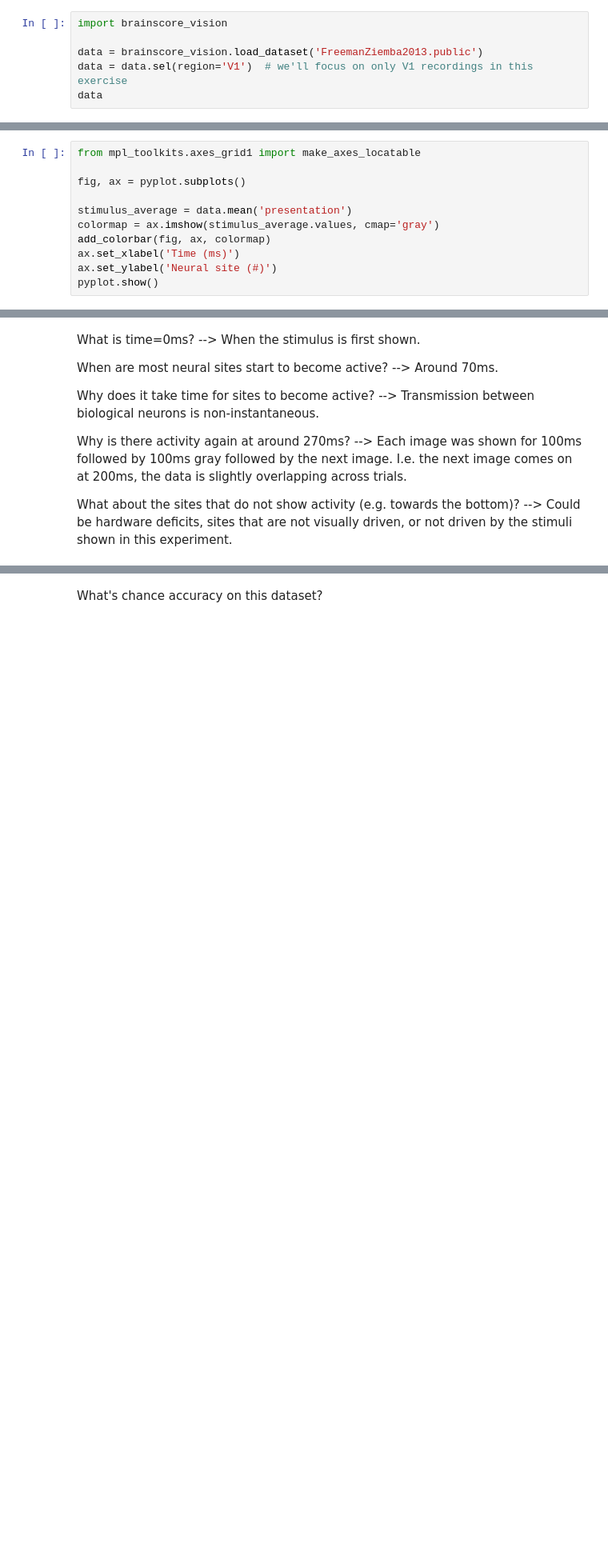
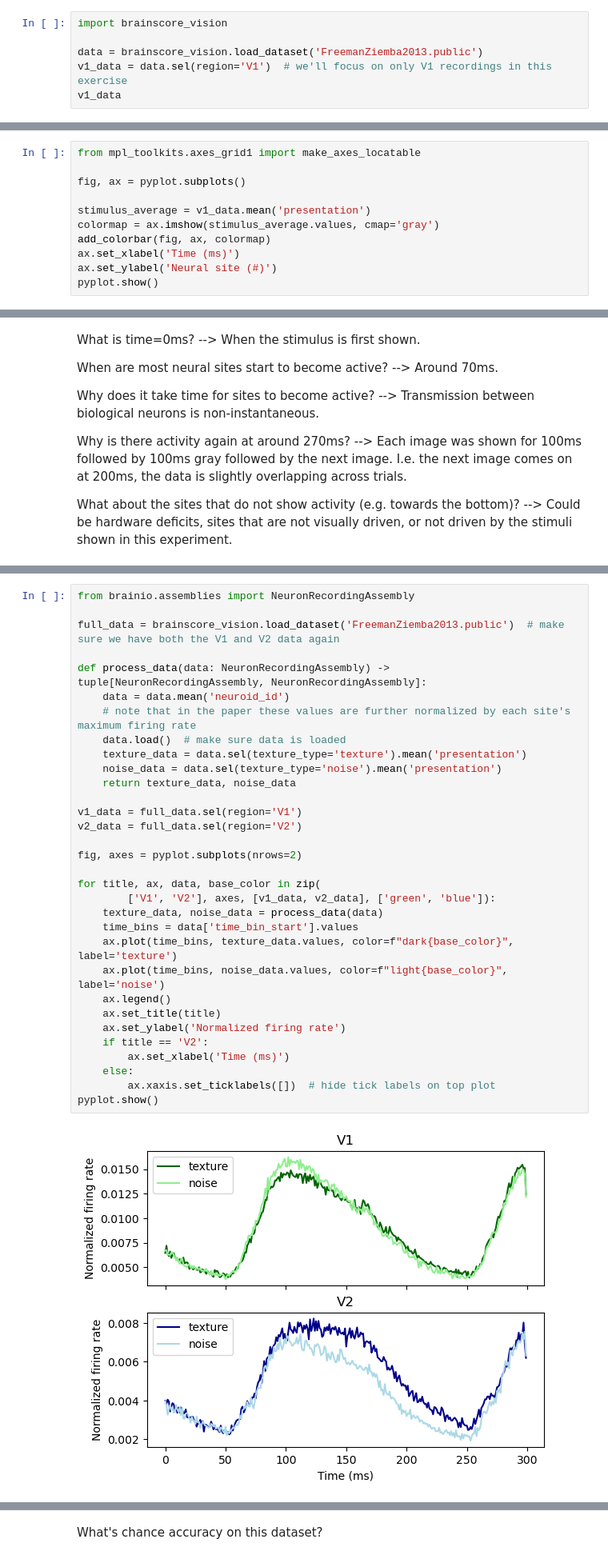
Before and after one commit to epflneuroailab/cajal2025, a Jupyter notebook: week5/exercise5.ipynb, the cells around one changed output, grey strips where cells are left out. Shown at 80% size. Drawn from its saved outputs; the diff is of its cells as text; blank space fills up the shorter version.

Commit message:
reproduce paper figure

```diff
--- a/week5/exercise5.ipynb
+++ b/week5/exercise5.ipynb
@@ -18,8 +18,8 @@ To load the data, make sure you have all dependencies installed (see `requiremen
 import brainscore_vision
 
 data = brainscore_vision.load_dataset('FreemanZiemba2013.public')
-data = data.sel(region='V1')  # we'll focus on only V1 recordings in this exercise
-data
+v1_data = data.sel(region='V1')  # we'll focus on only V1 recordings in this exercise
+v1_data
 # %% [output]
 <xarray.NeuronRecordingAssembly 'movshon.FreemanZiemba2013.public' ( neuroid_id: 102, time_bin: 300, presentation: 2700)> dask.array<getitem, shape=(102, 300, 2700), dtype=float64, chunksize=(102, 300 ...
 xarray.NeuronRecordingAssembly
@@ -180,7 +180,7 @@ from mpl_toolkits.axes_grid1 import make_axes_locatable
 
 fig, ax = pyplot.subplots()
 
-stimulus_average = data.mean('presentation')
+stimulus_average = v1_data.mean('presentation')
 colormap = ax.imshow(stimulus_average.values, cmap='gray')
 add_colorbar(fig, ax, colormap)
 ax.set_xlabel('Time (ms)')
@@ -229,0 +234,34 @@ What about the sites that do not show activity (e.g. towards the bottom)? --> Co
+# %%
+from brainio.assemblies import NeuronRecordingAssembly
+
+full_data = brainscore_vision.load_dataset('FreemanZiemba2013.public')  # make sure we have both the V1 and V2 data again
+
+def process_data(data: NeuronRecordingAssembly) -> tuple[NeuronRecordingAssembly, NeuronRecordingAssembly]:
+    data = data.mean('neuroid_id')
+    # note that in the paper these values are further normalized by each site's maximum firing rate
+    data.load()  # make sure data is loaded
+    texture_data = data.sel(texture_type='texture').mean('presentation')
+    noise_data = data.sel(texture_type='noise').mean('presentation')
+    return texture_data, noise_data
+
+v1_data = full_data.sel(region='V1')
+v2_data = full_data.sel(region='V2')
+
+fig, axes = pyplot.subplots(nrows=2)
+
+for title, ax, data, base_color in zip(
+        ['V1', 'V2'], axes, [v1_data, v2_data], ['green', 'blue']):
+    texture_data, noise_data = process_data(data)
+    time_bins = data['time_bin_start'].values
+    ax.plot(time_bins, texture_data.values, color=f"dark{base_color}", label='texture')
+    ax.plot(time_bins, noise_data.values, color=f"light{base_color}", label='noise')
+    ax.legend()
+    ax.set_title(title)
+    ax.set_ylabel('Normalized firing rate')
+    if title == 'V2':
+        ax.set_xlabel('Time (ms)')
+    else:
+        ax.xaxis.set_ticklabels([])  # hide tick labels on top plot
+pyplot.show()
+# %% [output]
+[figure, added]
```
Also changed, not shown: parts of 8 cells of this notebook.
